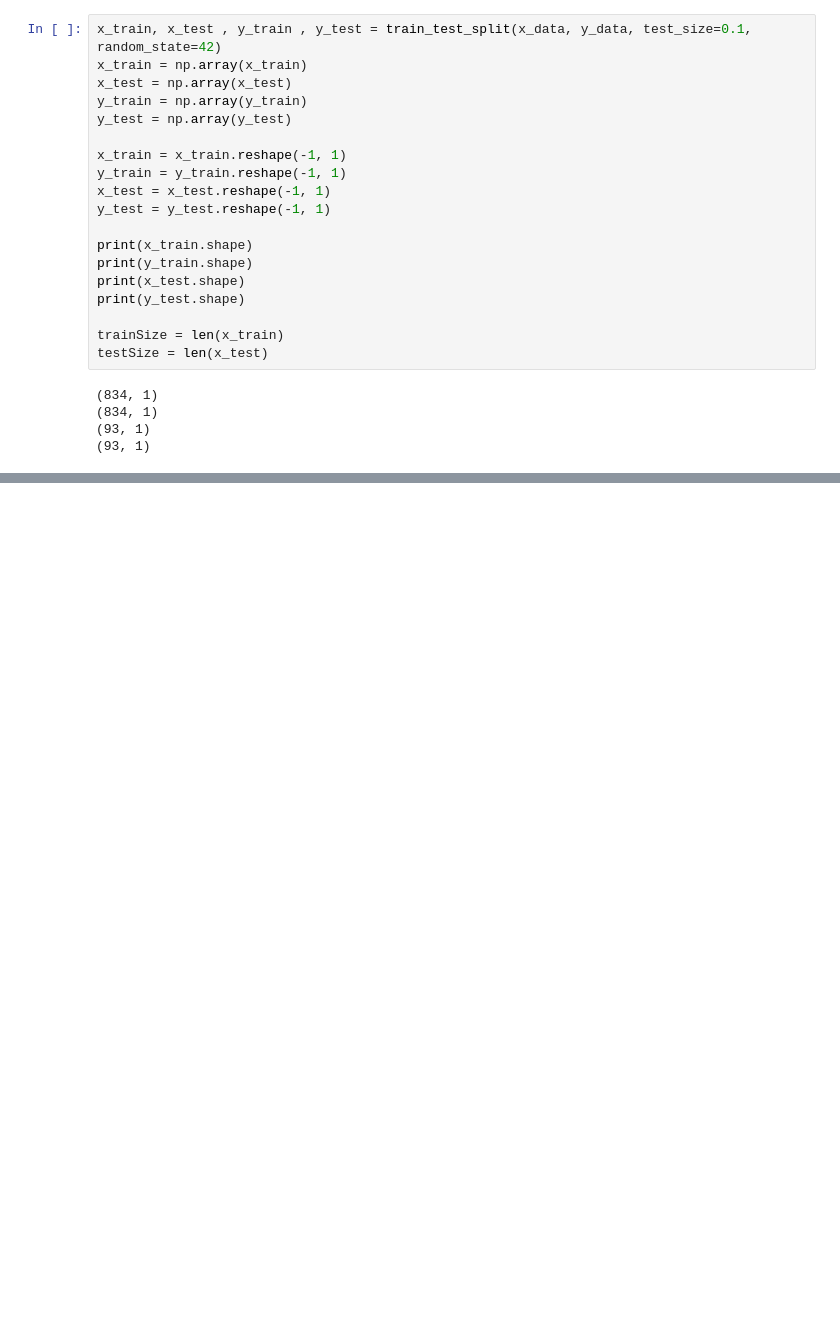
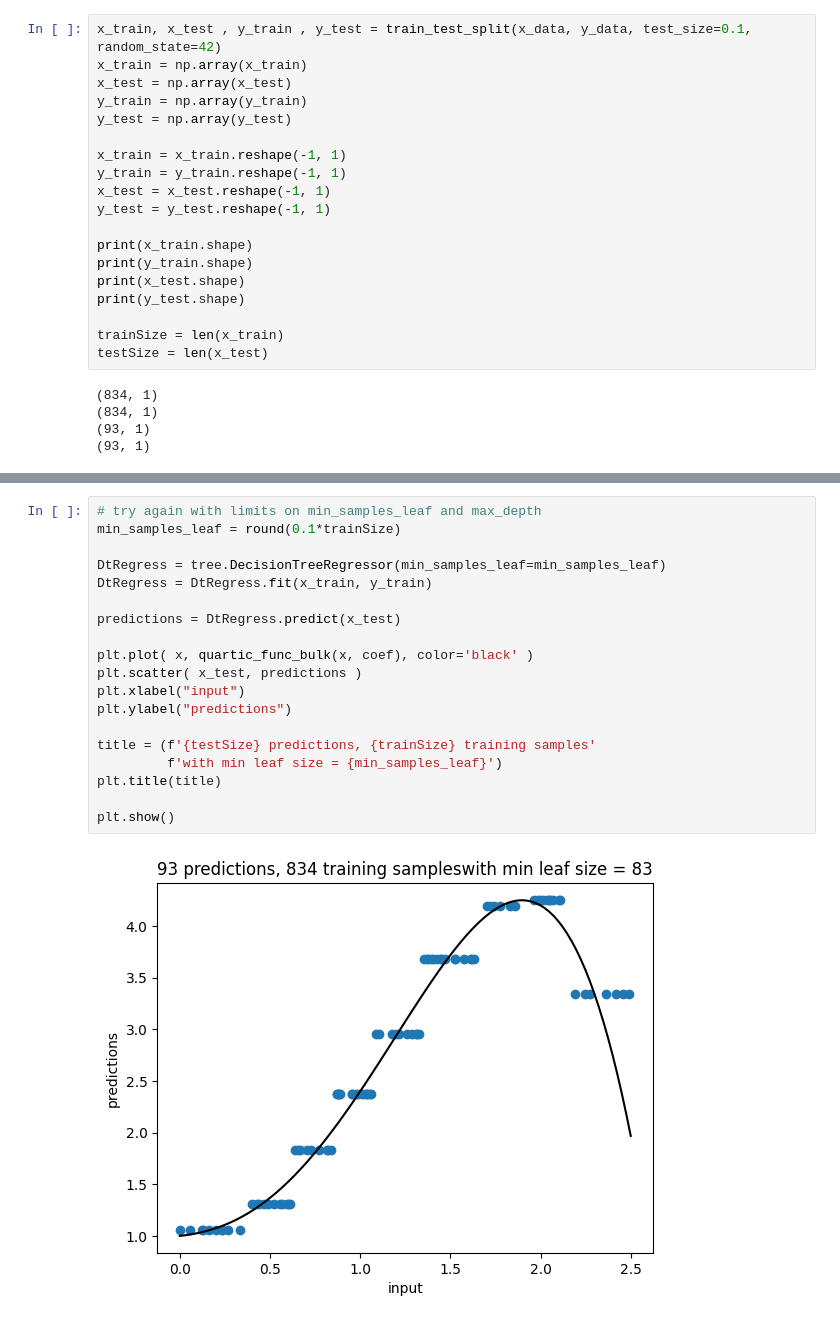
Before and after one commit to DesignToolInvestor/MLPlay, a Jupyter notebook: ToyTree/ScikitLearnTreeRegression00.ipynb, the cells around one changed output, grey strips where cells are left out. Saved outputs shown, nothing was run; the diff lists cells and outputs as text; blank space fills up the shorter version.

```diff
--- a/ToyTree/ScikitLearnTreeRegression00.ipynb
+++ b/ToyTree/ScikitLearnTreeRegression00.ipynb
@@ -91,2 +113,23 @@ plt.show()
+# %%
+# try again with limits on min_samples_leaf and max_depth
+min_samples_leaf = round(0.1*trainSize)
+
+DtRegress = tree.DecisionTreeRegressor(min_samples_leaf=min_samples_leaf)
+DtRegress = DtRegress.fit(x_train, y_train)
+
+predictions = DtRegress.predict(x_test)
+
+plt.plot( x, quartic_func_bulk(x, coef), color='black' )
+plt.scatter( x_test, predictions )
+plt.xlabel("input")
+plt.ylabel("predictions")
+
+title = (f'{testSize} predictions, {trainSize} training samples'
+         f'with min leaf size = {min_samples_leaf}')
+plt.title(title)
+
+plt.show()
+# %% [output]
+[figure, added]
 # %%
 # try again with limits on min_samples_leaf and max_depth
```
Also changed, not shown: parts of 13 cells of this notebook.
